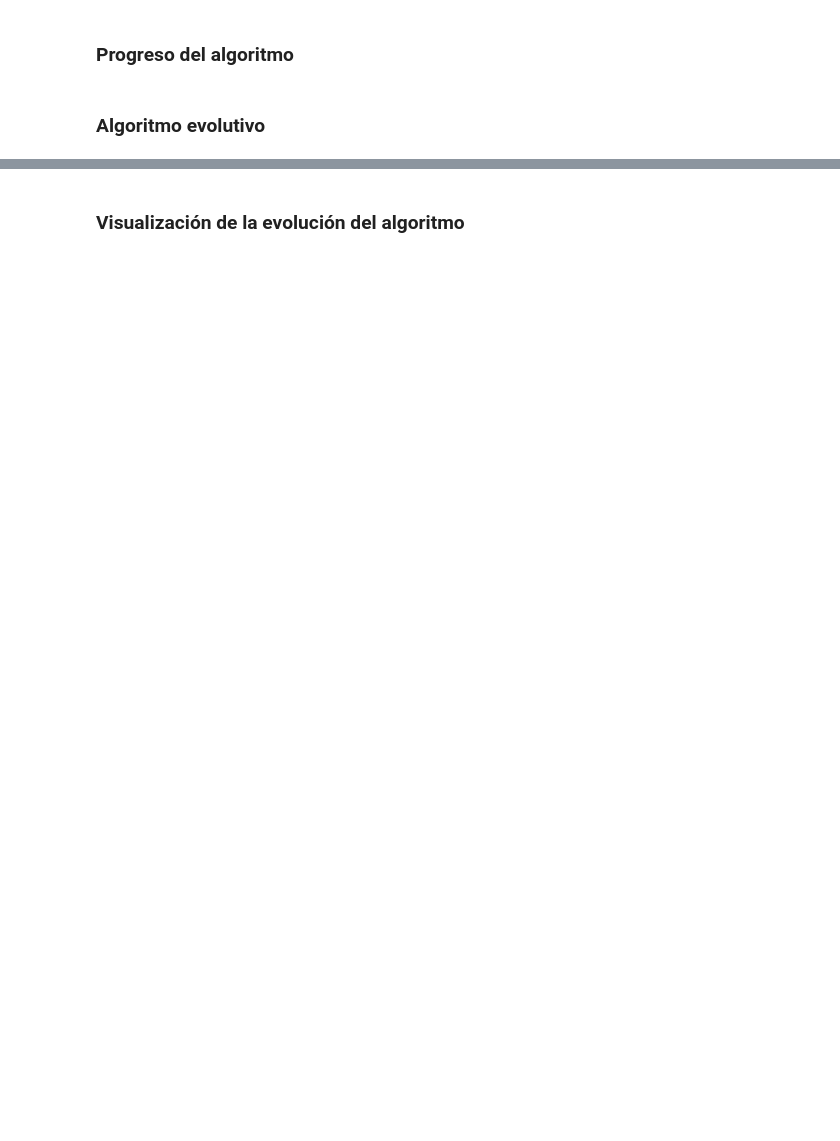
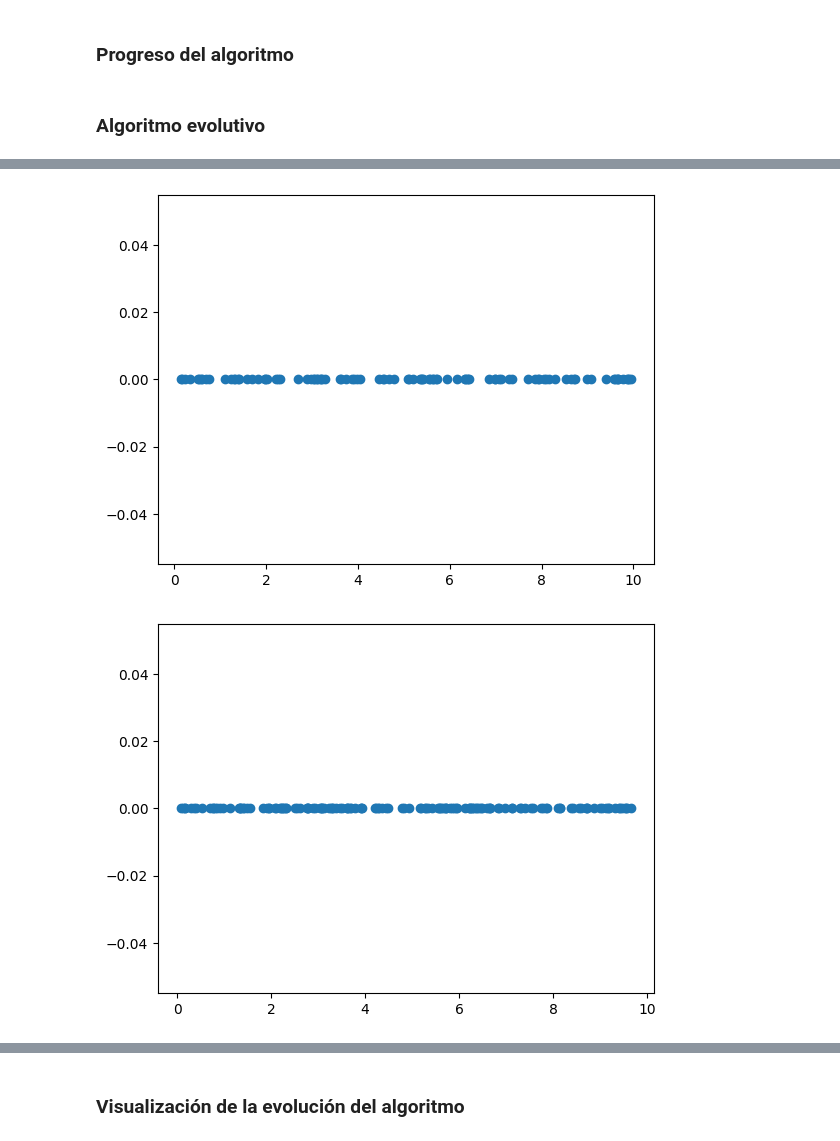
Before and after one commit to santimndez/cbio_practicas, a Jupyter notebook: notebooks/cbio_p9.ipynb, the cells around one changed output, grey strips where cells are left out. Saved outputs shown, nothing was run; the diff lists cells and outputs as text; code cells hidden in the pictures; blank space fills up the shorter version.

```diff
--- a/notebooks/cbio_p9.ipynb
+++ b/notebooks/cbio_p9.ipynb
@@ -402,0 +330,9 @@ def EA(G,N,prob,f,g,maxf,L,U,random_state):
+# %%
+problems = [diversity_problem(100, 10), diversity_problem(150, 15), diversity_problem(200, 20)]
+
+for problem in problems:
+    plt.scatter(problem.X, np.zeros(problem.n))
+    plt.show()
+# %% [output]
+[figure, added]
+[figure, added]
```
Also changed, not shown: parts of 52 cells of this notebook, 1 other file.
